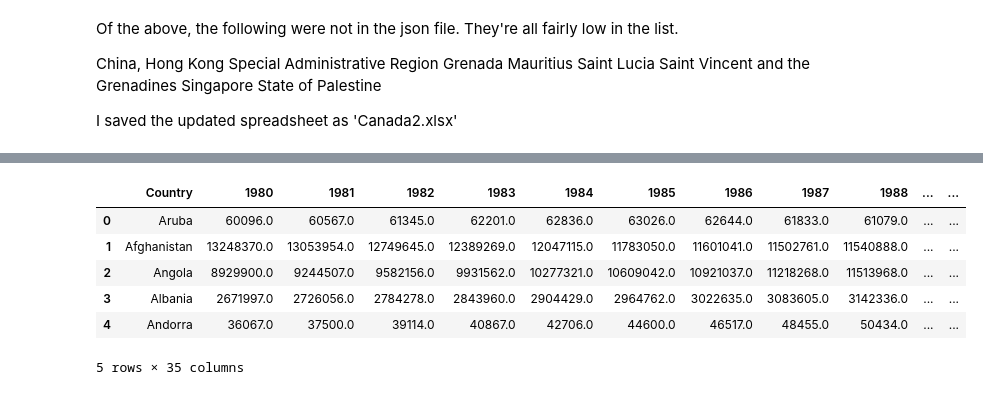
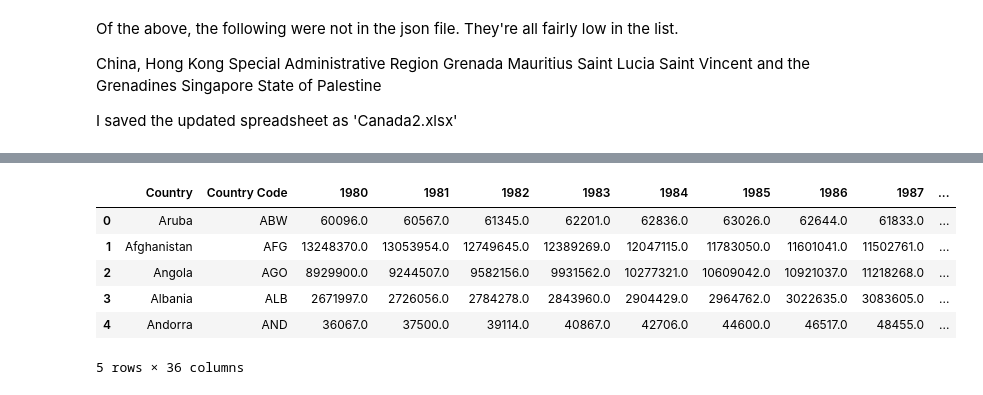
Before and after one commit to JamesDCage/31-31-Canada-01, a Jupyter notebook: Clean world_countries.json.ipynb, the cells around one changed output, grey strips where cells are left out. Saved outputs shown, nothing was run; the diff lists cells and outputs as text; code cells hidden in the pictures.

Commit message:
Update Clean world_countries.json.ipynb
Edited on labs.cognitiveclass.ai

```diff
--- a/Clean world_countries.json.ipynb
+++ b/Clean world_countries.json.ipynb
@@ -159,23 +160,21 @@ df_world_pop = pd.read_excel('http://api.worldbank.org/v2/en/indicator/SP.POP.TO
 # %%
-# As a learning exercise, I use data slicing instead of Python list comphrehensions.
-
 # Generate a list of columns we don't want, and then drop them.
 
-bad_columns = list(df_world_pop.loc[:, 'Country Code':'1979'].columns) + \
+bad_columns = list(df_world_pop.loc[:, 'Indicator Name':'1979'].columns) + \
               list(df_world_pop.loc[:, '2014':'2018'].columns)
 
 df_world_pop.drop(bad_columns, axis=1, inplace=True)
 
 # Rename the first column to match the column in df_can
 
 df_world_pop.rename(columns={'Country Name':'Country'}, inplace=True)
 
 df_world_pop.head()
 # %% [output]
-|  | Country | 1980 | 1981 | 1982 | 1983 | 1984 | 1985 | 1986 | 1987 | 1988 | ... | ... |
-| 0 | Aruba | 60096.0 | 60567.0 | 61345.0 | 62201.0 | 62836.0 | 63026.0 | 62644.0 | 61833.0 | 61079.0 | ... | ... |
-| 1 | Afghanistan | 13248370.0 | 13053954.0 | 12749645.0 | 12389269.0 | 12047115.0 | 11783050.0 | 11601041.0 | 11502761.0 | 11540888.0 | ... | ... |
-| 2 | Angola | 8929900.0 | 9244507.0 | 9582156.0 | 9931562.0 | 10277321.0 | 10609042.0 | 10921037.0 | 11218268.0 | 11513968.0 | ... | ... |
-| 3 | Albania | 2671997.0 | 2726056.0 | 2784278.0 | 2843960.0 | 2904429.0 | 2964762.0 | 3022635.0 | 3083605.0 | 3142336.0 | ... | ... |
-| 4 | Andorra | 36067.0 | 37500.0 | 39114.0 | 40867.0 | 42706.0 | 44600.0 | 46517.0 | 48455.0 | 50434.0 | ... | ... |
+|  | Country | Country Code | 1980 | 1981 | 1982 | 1983 | 1984 | 1985 | 1986 | 1987 | ... |
+| 0 | Aruba | ABW | 60096.0 | 60567.0 | 61345.0 | 62201.0 | 62836.0 | 63026.0 | 62644.0 | 61833.0 | ... |
+| 1 | Afghanistan | AFG | 13248370.0 | 13053954.0 | 12749645.0 | 12389269.0 | 12047115.0 | 11783050.0 | 11601041.0 | 11502761.0 | ... |
+| 2 | Angola | AGO | 8929900.0 | 9244507.0 | 9582156.0 | 9931562.0 | 10277321.0 | 10609042.0 | 10921037.0 | 11218268.0 | ... |
+| 3 | Albania | ALB | 2671997.0 | 2726056.0 | 2784278.0 | 2843960.0 | 2904429.0 | 2964762.0 | 3022635.0 | 3083605.0 | ... |
+| 4 | Andorra | AND | 36067.0 | 37500.0 | 39114.0 | 40867.0 | 42706.0 | 44600.0 | 46517.0 | 48455.0 | ... |
-5 rows × 35 columns
+5 rows × 36 columns
```
Also changed, not shown: parts of 22 cells of this notebook.
